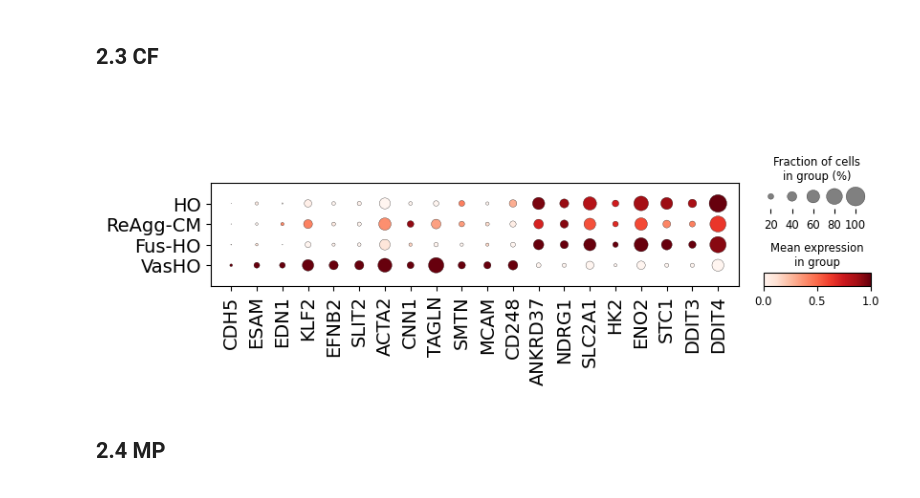
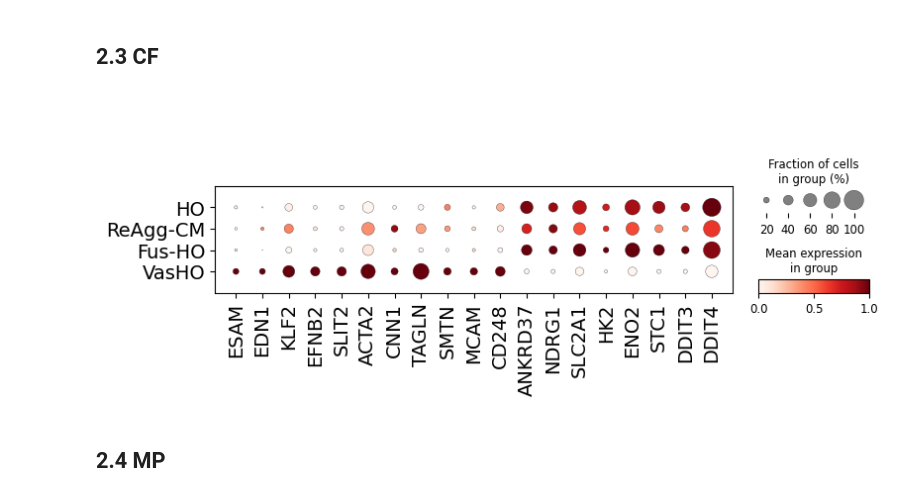
Before and after one commit to yachielab/DataAnalysis_Vascularized_Cardiac_Organoids, a Jupyter notebook: ipynb/CCO12.ipynb, the cells around one changed output. Cells and saved outputs as stored; diff of their text form; code cells hidden in the pictures.

```diff
--- a/ipynb/CCO12.ipynb
+++ b/ipynb/CCO12.ipynb
@@ -831,22 +831,22 @@ adata = sc.read_h5ad(f"{WORK_DIR}/adata/cell_type_split/{ct}.h5ad")
 
 # adata.write(f"{WORK_DIR}/adata/cell_type_subclustered/{ct}.h5ad")
 # %%
-marker_dict = ['CDH5', 'ESAM', 'EDN1', 'KLF2', 'EFNB2', 'SLIT2', 'ACTA2', 'CNN1', 'TAGLN', 'SMTN', 'MCAM', 'CD248', 'ANKRD37', 'NDRG1', 'SLC2A1', 'HK2', 'ENO2', 'STC1', 'DDIT3', 'DDIT4']
+marker_dict = ['ESAM', 'EDN1', 'KLF2', 'EFNB2', 'SLIT2', 'ACTA2', 'CNN1', 'TAGLN', 'SMTN', 'MCAM', 'CD248', 'ANKRD37', 'NDRG1', 'SLC2A1', 'HK2', 'ENO2', 'STC1', 'DDIT3', 'DDIT4']
 categories_order = samples.copy()
 categories_order.remove("ALL")
 categories_order.remove("VO")
 
 dp = sc.pl.dotplot(adata[adata.obs["batch"] != "VO"], marker_dict, groupby="batch", standard_scale="var", show=False, categories_order=categories_order, return_fig=True)
 dp.make_figure()
 ax = dp.ax_dict["mainplot_ax"]
 ax.tick_params(axis="x", labelsize=14)
 ax.tick_params(axis="y", labelsize=14)
 
 plt.savefig(f'{WORK_DIR}/dotplot/by_batch.{ct}.png', bbox_inches="tight")
 plt.savefig(f'{WORK_DIR}/dotplot/by_batch.{ct}.svg', bbox_inches="tight")
 plt.show()
 # %% [output]
-[figure, old version]
+[figure, new version]
 # %% [markdown]
 ## 2.4 MP
 # %%
```
Also changed, not shown: parts of 1 cell of this notebook, 4 other files.
